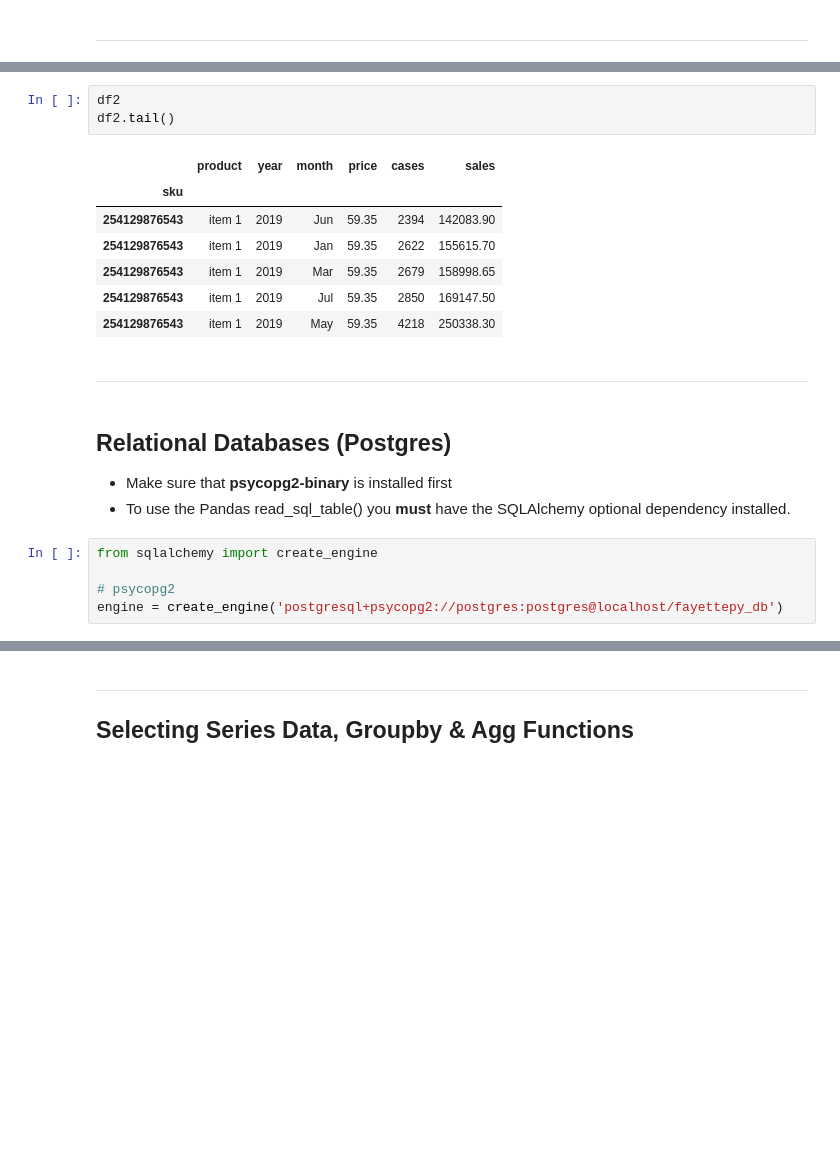
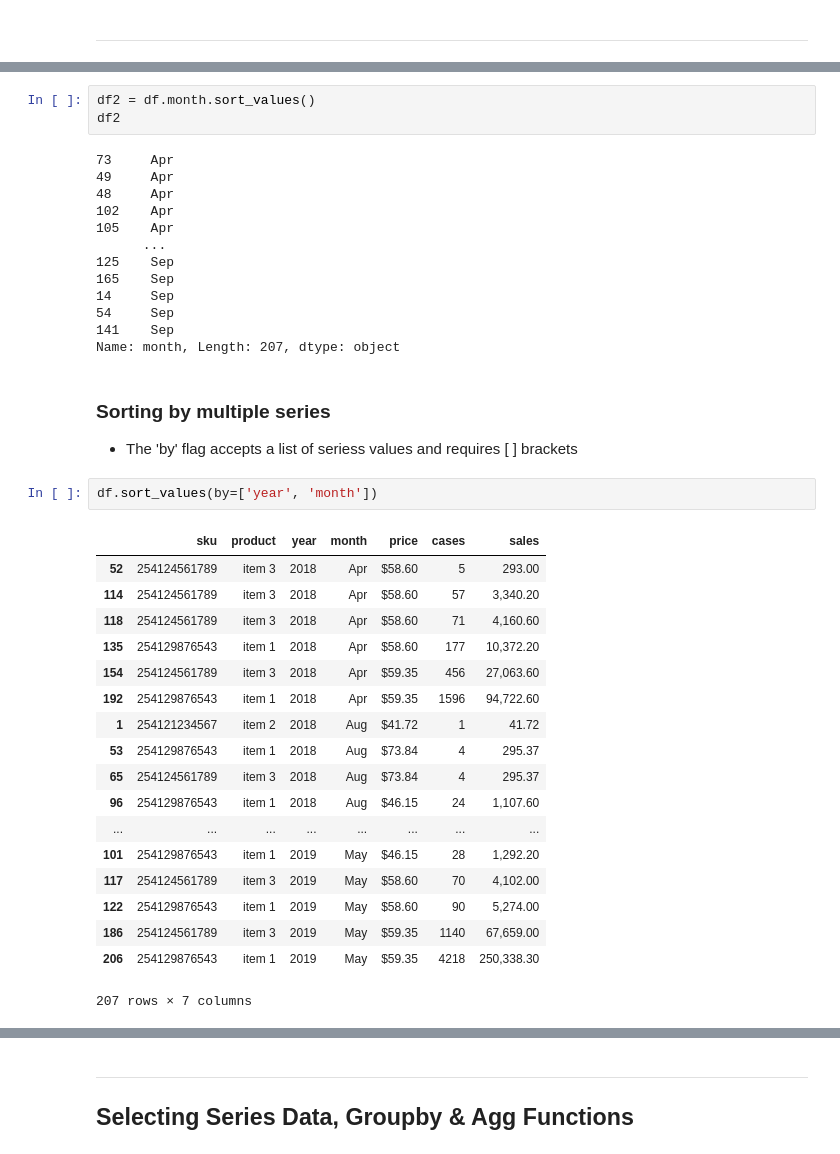
Before and after one commit to DennisMeek/FayettePy-data-science, a Jupyter notebook: 2. pandas-basics.ipynb, the cells around one changed output, grey strips where cells are left out. Drawn from its saved outputs; the diff is of its cells as text; blank space fills up the shorter version.

Commit message:
reworked the demo to have a completed section for basic analysis with tools

```diff
--- a/2. pandas-basics.ipynb
+++ b/2. pandas-basics.ipynb
@@ -52,22 +94,40 @@ df2 = pd.read_excel(xlsx, 'Sheet1', index_col = 0)
 # %%
+df2 = df.month.sort_values()
 df2
-df2.tail()
 # %% [output]
-|  | product | year | month | price | cases | sales |
-| sku |  |  |  |  |  |  |
-| 254129876543 | item 1 | 2019 | Jun | 59.35 | 2394 | 142083.90 |
-| 254129876543 | item 1 | 2019 | Jan | 59.35 | 2622 | 155615.70 |
-| 254129876543 | item 1 | 2019 | Mar | 59.35 | 2679 | 158998.65 |
-| 254129876543 | item 1 | 2019 | Jul | 59.35 | 2850 | 169147.50 |
-| 254129876543 | item 1 | 2019 | May | 59.35 | 4218 | 250338.30 |
+73     Apr
+49     Apr
+48     Apr
+102    Apr
+105    Apr
+      ...
+125    Sep
+165    Sep
+14     Sep
+54     Sep
+141    Sep
+Name: month, Length: 207, dtype: object
-# %% [markdown]
----
-# %% [markdown]
-## Relational Databases (Postgres)
-- Make sure that **psycopg2-binary** is installed first
-- To use the Pandas read_sql_table() you **must** have the SQLAlchemy optional dependency installed.
-# %%
-from sqlalchemy import create_engine
-
-# psycopg2
-engine = create_engine('postgresql+psycopg2://postgres:postgres@localhost/fayettepy_db')
+# %% [markdown]
+### Sorting by multiple series
+- The 'by' flag accepts a list of seriess values and requires [ ] brackets
+# %%
+df.sort_values(by=['year', 'month'])
+# %% [output]
+|  | sku | product | year | month | price | cases | sales |
+| 52 | 254124561789 | item 3 | 2018 | Apr | $58.60 | 5 | 293.00 |
+| 114 | 254124561789 | item 3 | 2018 | Apr | $58.60 | 57 | 3,340.20 |
+| 118 | 254124561789 | item 3 | 2018 | Apr | $58.60 | 71 | 4,160.60 |
+| 135 | 254129876543 | item 1 | 2018 | Apr | $58.60 | 177 | 10,372.20 |
+| 154 | 254124561789 | item 3 | 2018 | Apr | $59.35 | 456 | 27,063.60 |
+| 192 | 254129876543 | item 1 | 2018 | Apr | $59.35 | 1596 | 94,722.60 |
+| 1 | 254121234567 | item 2 | 2018 | Aug | $41.72 | 1 | 41.72 |
+| 53 | 254129876543 | item 1 | 2018 | Aug | $73.84 | 4 | 295.37 |
+| 65 | 254124561789 | item 3 | 2018 | Aug | $73.84 | 4 | 295.37 |
+| 96 | 254129876543 | item 1 | 2018 | Aug | $46.15 | 24 | 1,107.60 |
+| ... | ... | ... | ... | ... | ... | ... | ... |
+| 101 | 254129876543 | item 1 | 2019 | May | $46.15 | 28 | 1,292.20 |
+| 117 | 254124561789 | item 3 | 2019 | May | $58.60 | 70 | 4,102.00 |
+| 122 | 254129876543 | item 1 | 2019 | May | $58.60 | 90 | 5,274.00 |
+| 186 | 254124561789 | item 3 | 2019 | May | $59.35 | 1140 | 67,659.00 |
+| 206 | 254129876543 | item 1 | 2019 | May | $59.35 | 4218 | 250,338.30 |
+207 rows × 7 columns
```
Also changed, not shown: parts of 21 cells of this notebook, 2 other files.
